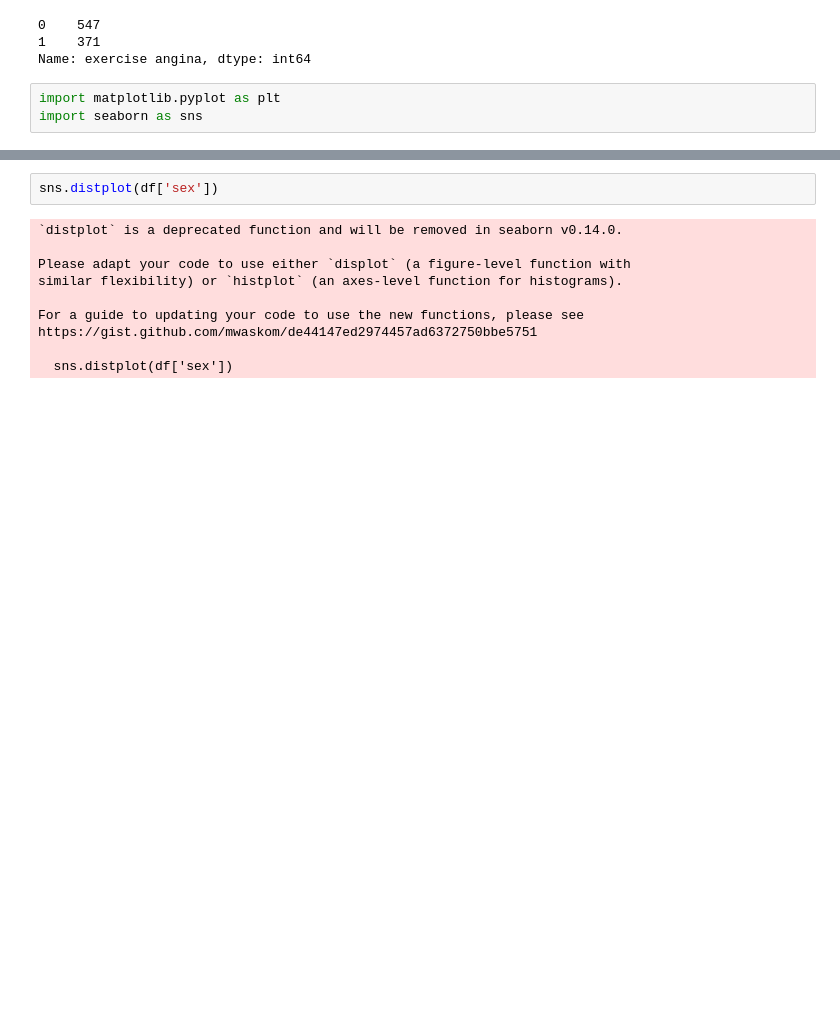
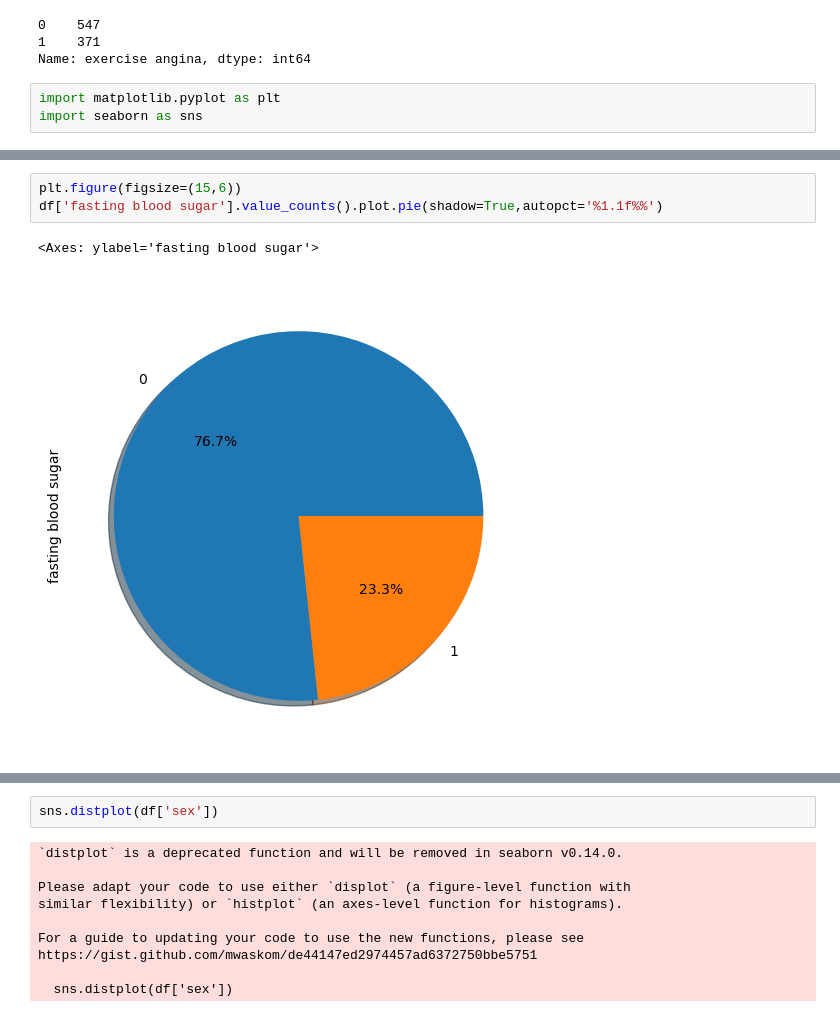
Before and after one commit to ShubhamGupta2505/MachineLearningPractice, a Jupyter notebook: eda-on-heart-disease-dataset.ipynb, the cells around one changed output, grey strips where cells are left out. Saved outputs shown, nothing was run; the diff lists cells and outputs as text; blank space fills up the shorter version.

```diff
--- a/eda-on-heart-disease-dataset.ipynb
+++ b/eda-on-heart-disease-dataset.ipynb
@@ -205,0 +218,6 @@ import seaborn as sns
+# %%
+plt.figure(figsize=(15,6))
+df['fasting blood sugar'].value_counts().plot.pie(shadow=True,autopct='%1.1f%%')
+# %% [output]
+<Axes: ylabel='fasting blood sugar'>
+[figure, added]
```
Also changed, not shown: parts of 4 cells of this notebook.
